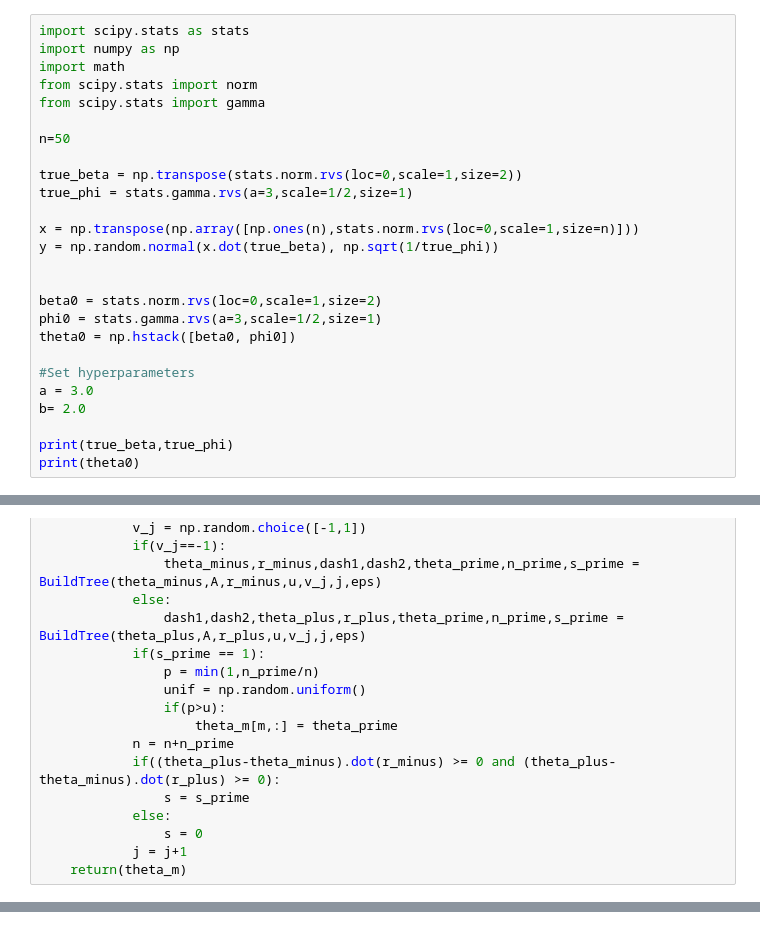
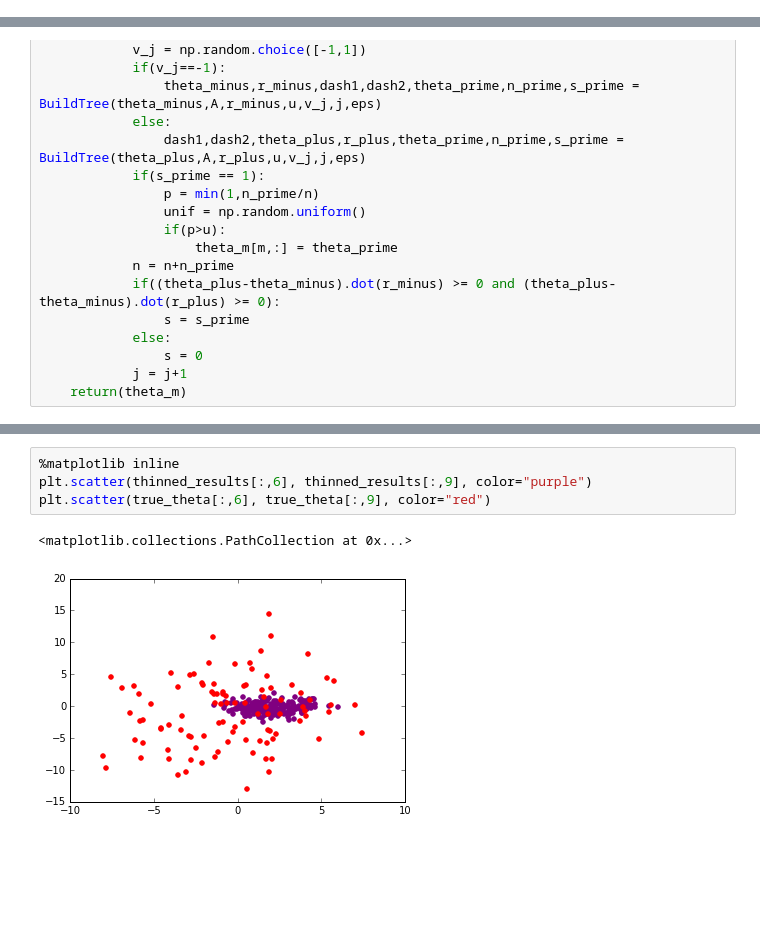
Before and after one commit to lizlorenzi/final_project, a Jupyter notebook: NUTS_Efficient_Multivariate.ipynb, the cells around one changed output, grey strips where cells are left out. Drawn from its saved outputs; the diff is of its cells as text; blank space fills up the shorter version.

```diff
--- a/NUTS_Efficient_Multivariate.ipynb
+++ b/NUTS_Efficient_Multivariate.ipynb
@@ -1,26 +0,0 @@
-# %%
-import scipy.stats as stats
-import numpy as np
-import math
-from scipy.stats import norm
-from scipy.stats import gamma
-
-n=50
-
-true_beta = np.transpose(stats.norm.rvs(loc=0,scale=1,size=2))
-true_phi = stats.gamma.rvs(a=3,scale=1/2,size=1)
-
-x = np.transpose(np.array([np.ones(n),stats.norm.rvs(loc=0,scale=1,size=n)]))
-y = np.random.normal(x.dot(true_beta), np.sqrt(1/true_phi))
-
-
-beta0 = stats.norm.rvs(loc=0,scale=1,size=2)
-phi0 = stats.gamma.rvs(a=3,scale=1/2,size=1)
-theta0 = np.hstack([beta0, phi0])
-
-#Set hyperparameters
-a = 3.0
-b= 2.0
-
-print(true_beta,true_phi)
-print(theta0)
@@ -140,0 +125,7 @@ print(np.mean(results[80:99,0]),np.mean(results[80:99,1]),np.mean(results[80:99,
+# %%
+%matplotlib inline
+plt.scatter(thinned_results[:,6], thinned_results[:,9], color="purple")
+plt.scatter(true_theta[:,6], true_theta[:,9], color="red")
+# %% [output]
+<matplotlib.collections.PathCollection at 0x...>
+[figure, added]
```
Also changed, not shown: parts of 11 cells of this notebook.
